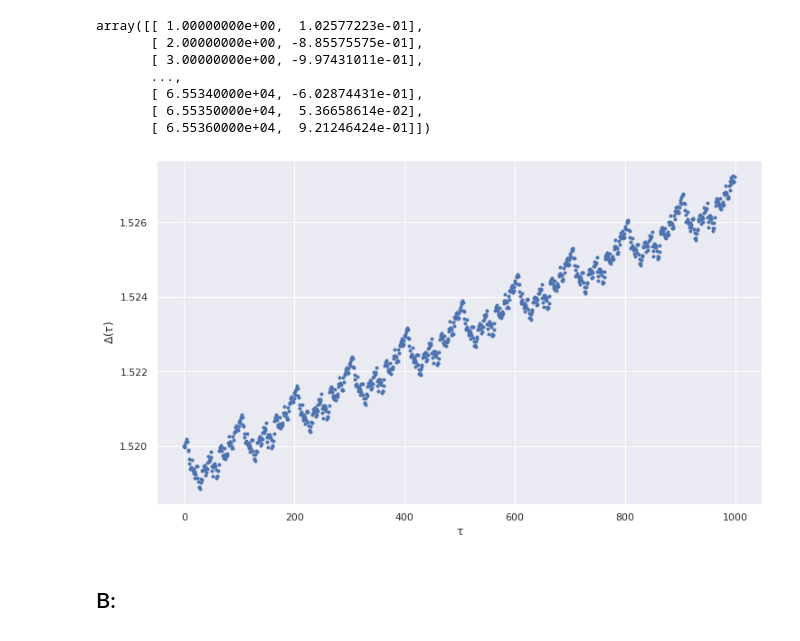
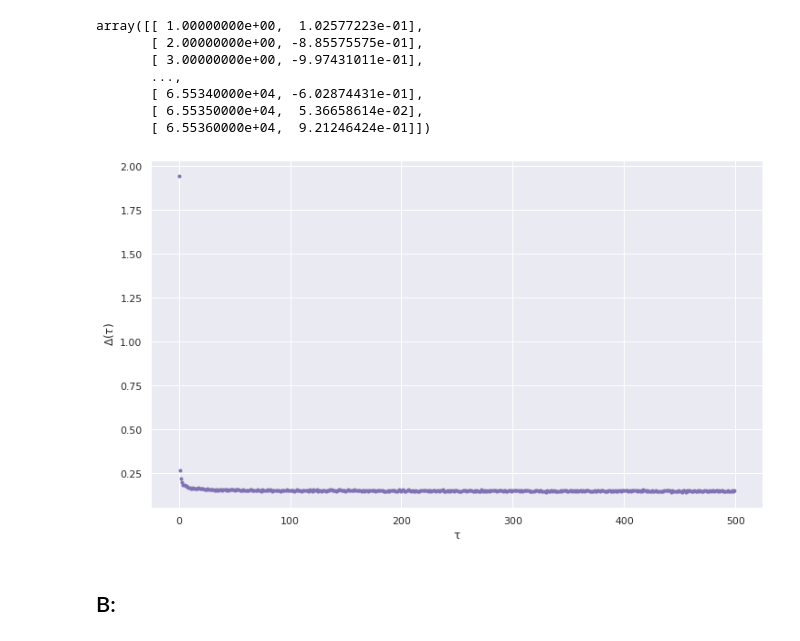
Before and after one commit to MohiMozaffari/Computational-Physics, a Jupyter notebook: HW5/HW5.ipynb, the cells around one changed output. Drawn from its saved outputs; the diff is of its cells as text; code cells hidden in the pictures.

```diff
--- a/HW5/HW5.ipynb
+++ b/HW5/HW5.ipynb
@@ -201,9 +201,6 @@ array([[ 1.00000000e+00,  1.02577223e-01],
        [ 6.55340000e+04, -6.02874431e-01],
        [ 6.55350000e+04,  5.36658614e-02],
        [ 6.55360000e+04,  9.21246424e-01]])
-# %%
-x = data[:,0]
-y = data[:,1]
 # %%
 def _int(x):
     """calculate integer part of the number
@@ -277,25 +274,41 @@ def p_joint(x, y, dx, dy, nx=0, ny=1, tau=0):
 
     return pdf/(np.sum(pdf)*dx*dy)
 # %%
-delta_tau = []
-dx = 100
-dy = 0.01
-x_p = PDF(x,dx)[1]
-y_p = PDF(y,dy)[1]
-for t in range(1000):
-    d = 0
-    joint_p = p_joint(x,y,dx,dy,tau=t)
-    for i in range(len(x_p)):
-        for j in range(len(y_p)):
-            d += abs(joint_p[i,j] - (x_p[i] * y_p[j]))
-    delta_tau.append(d)
+def delta(data, dx, Tau):
+    """calculate delta tau
+
+    Args:
+        data (1d_array): data
+        dx (float): size of steps
+        Tau (int): number of tau
+
+    Returns:
+        list: delta tau
+    """
+    delta_tau = []
+
+    for t in range(Tau):
+        d = 0
+        x = data[:len(data)-t]
+        y = data[t:]
+        x_p = PDF(x,dx)[1]
+        y_p = PDF(y,dx)[1]
+        joint_p = p_joint(x,y,dx,dx,tau=t)
+        for i in range(len(x_p)):
+            for j in range(len(y_p)):
+                d += np.abs(joint_p[i,j] - (x_p[i] * y_p[j]))*(dx*dx)
+        delta_tau.append(d)
+
+    return delta_tau
+# %%
+delta_tau = delta(data[:,1], dx=0.1, Tau=500)
 # %%
 plt.figure(figsize=(12,7))
-plt.plot(delta_tau, ls="", marker=".")
+plt.plot(delta_tau, ls="", marker=".", color="m")
 plt.xlabel('τ')
 plt.ylabel(r'$\Delta(τ)$')
 plt.show()
 # %% [output]
-[figure, old version]
+[figure, new version]
 # %% [markdown]
 ## B:
```
Also changed, not shown: parts of 5 cells of this notebook, 5 other files.
